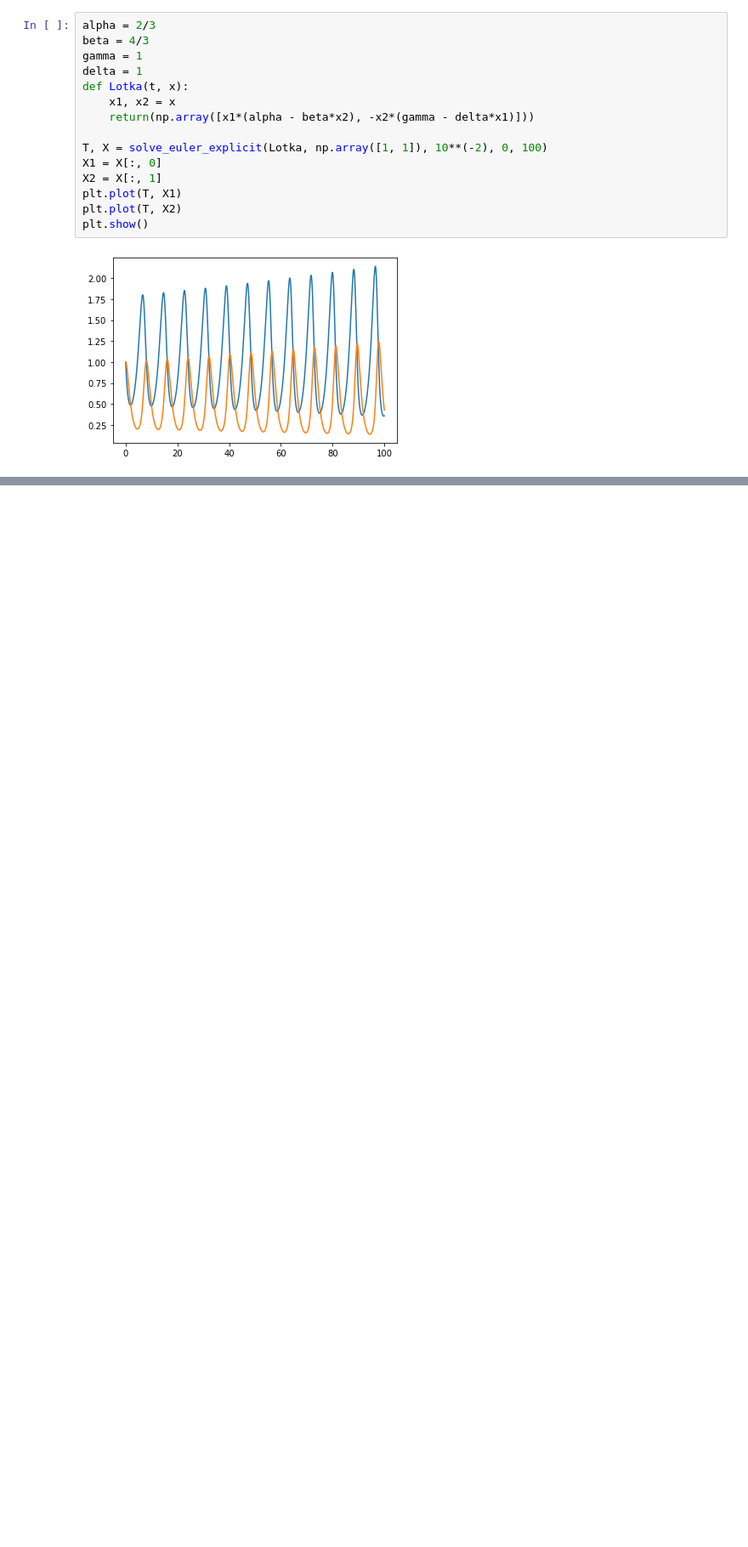
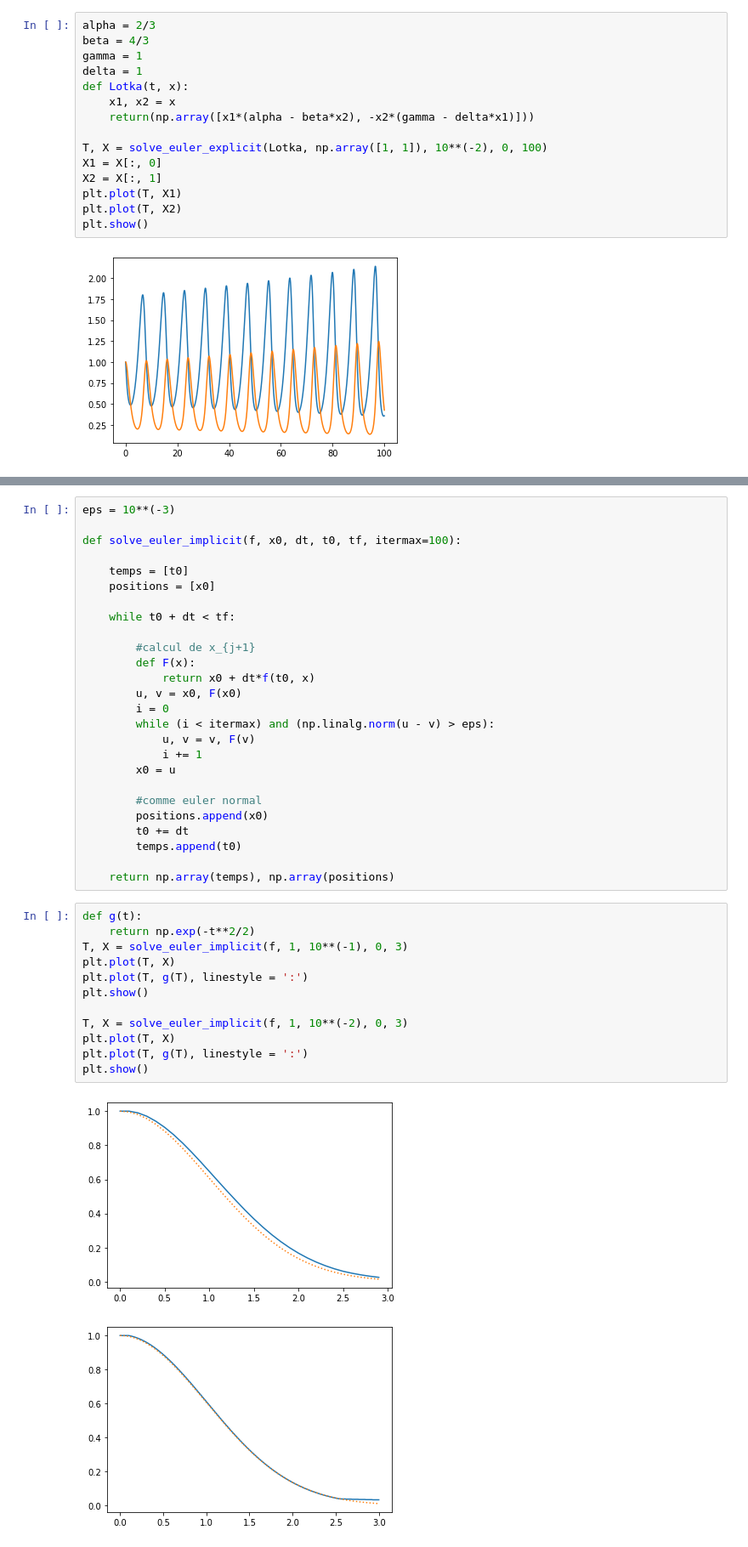
Before and after one commit to colombe-nothhelfer/ProjetNumerique2, a Jupyter notebook: Untitled.ipynb, the cells around one changed output, grey strips where cells are left out. Shown at 85% size. Cells and saved outputs as stored; diff of their text form; blank space fills up the shorter version.

Commit message:
Euler implicite

```diff
--- a/Untitled.ipynb
+++ b/Untitled.ipynb
@@ -82,0 +69,41 @@ plt.show()
+# %%
+eps = 10**(-3)
+
+def solve_euler_implicit(f, x0, dt, t0, tf, itermax=100):
+
+    temps = [t0]
+    positions = [x0]
+
+    while t0 + dt < tf:
+
+        #calcul de x_{j+1}
+        def F(x):
+            return x0 + dt*f(t0, x)
+        u, v = x0, F(x0)
+        i = 0
+        while (i < itermax) and (np.linalg.norm(u - v) > eps):
+            u, v = v, F(v)
+            i += 1
+        x0 = u
+
+        #comme euler normal
+        positions.append(x0)
+        t0 += dt
+        temps.append(t0)
+
+    return np.array(temps), np.array(positions)
+# %%
+def g(t):
+    return np.exp(-t**2/2)
+T, X = solve_euler_implicit(f, 1, 10**(-1), 0, 3)
+plt.plot(T, X)
+plt.plot(T, g(T), linestyle = ':')
+plt.show()
+
+T, X = solve_euler_implicit(f, 1, 10**(-2), 0, 3)
+plt.plot(T, X)
+plt.plot(T, g(T), linestyle = ':')
+plt.show()
+# %% [output]
+[figure, added]
+[figure, added]
```
Also changed, not shown: parts of 3 cells of this notebook.
